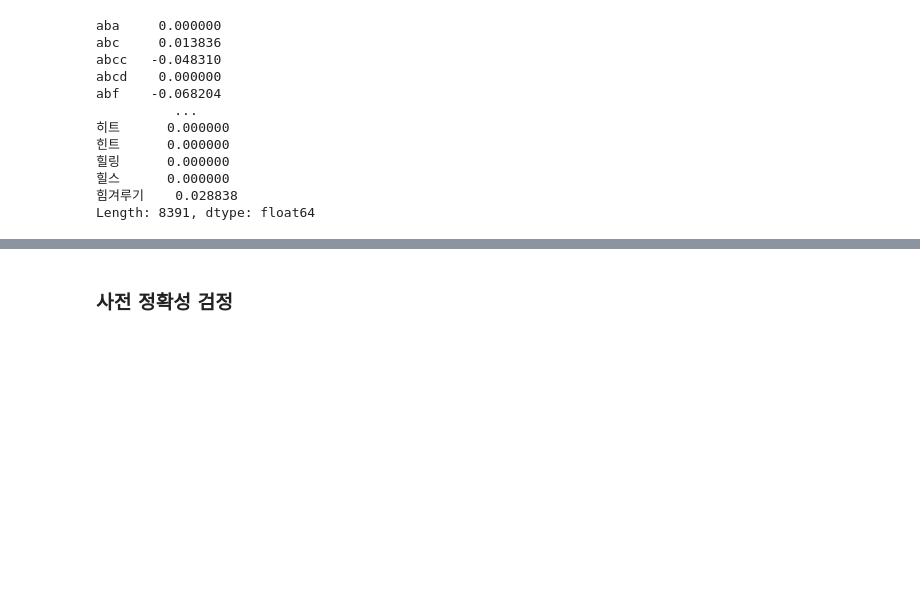
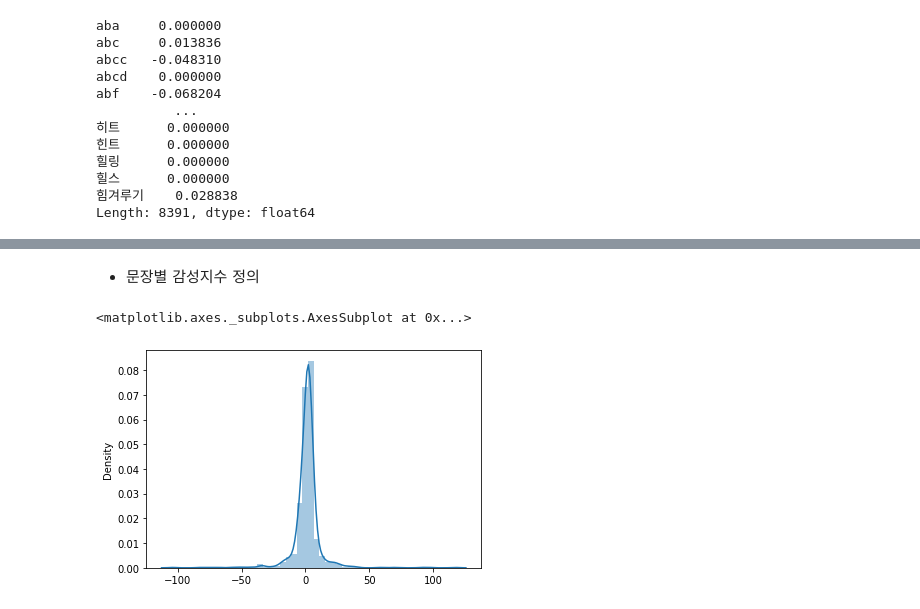
Before and after one commit to jej0312/bitcoin_volatility, a Jupyter notebook: Text_preprocessing.ipynb, the cells around one changed output, grey strips where cells are left out. Saved outputs shown, nothing was run; the diff lists cells and outputs as text; code cells hidden in the pictures; blank space fills up the shorter version.

Commit message:
calculate sentiment score (define 2 different "volatility")

```diff
--- a/Text_preprocessing.ipynb
+++ b/Text_preprocessing.ipynb
@@ -958,5 +957,5 @@ print(accuracy_score(y_test, pred))
 # %%
-vocab = [k for k, v in sorted(model.named_steps['tfidf_vect'].get_feature_names(), key=lambda item: item[1])]
+vocab = model.named_steps['tfidf_vect'].get_feature_names()
 coef = pd.Series(model.named_steps['el_clf'].coef_.flatten(), index = vocab) # https://www.kaggle.com/cast42/feature-selection-and-elastic-net
 # %%
 coef
@@ -983,5 +978,0 @@ stopwords = list(coef[sum([list(i) for i in np.where(coef == 0)], [])].index) #
-# %%
-import re
-
-regex = re.compile('|'.join(stopwords))
-df['nouns_selected'] = [regex.sub('', s) for s in df['nouns']] # stopwords에 있는 단어들을 제거하기
@@ -999,2 +979,5 @@ df.to_csv('text_preprocessed.csv', index=False)
-# %% [markdown]
-### 사전 정확성 검정
+# %% [markdown]
+- 문장별 감성지수 정의
+# %%
+sentiment_words = {'positive': list(coef[coef > 0].index),
+                   'negative': list(coef[coef < 0].index)}
@@ -1000,0 +989,38 @@ df.to_csv('text_preprocessed.csv', index=False)
+# %%
+from collections import Counter
+from tqdm import tqdm
+
+sen_score = {'sen_score1': [], 'sen_score2': []}
+
+for sentence in tqdm(df['nouns']):
+    po = 0
+    ne = 0
+    for word, counts in Counter(sentence.split()).items():
+        if word in sentiment_words['positive']:
+            po += counts
+        elif word in sentiment_words['negative']:
+            ne += counts
+
+    # 감성 지수를 산출하는 방법을 두 가지로 나누어 비교한다.
+    # 1: po/(po-ne); 머신 러닝 기반 소셜 빅데이터 분석을 이용한 금융자산 트레이딩 모델의 성능 향상에 관한 연구
+    # 2: (po-ne)/(po+ne); 평점과 리뷰 텍스트 감성분석을 결합한 추천시스템 향상 방안 연구
+    if (po-ne) == 0:
+        sen_score1 = np.nan
+    else:
+        sen_score1 = po/(po-ne)
+
+    if (po+ne) != 0:
+        sen_score2 = (po-ne)/(po+ne)
+    else:
+        sen_score2 = np.nan
+
+    sen_score['sen_score1'].append(sen_score1)
+    sen_score['sen_score2'].append(sen_score2)
+# %%
+import matplotlib.pyplot as plt
+import seaborn as sns
+
+sns.distplot(sen_score['sen_score1'])
+# %% [output]
+<matplotlib.axes._subplots.AxesSubplot at 0x...>
+[figure, added]
```
Also changed, not shown: parts of 71 cells of this notebook.
